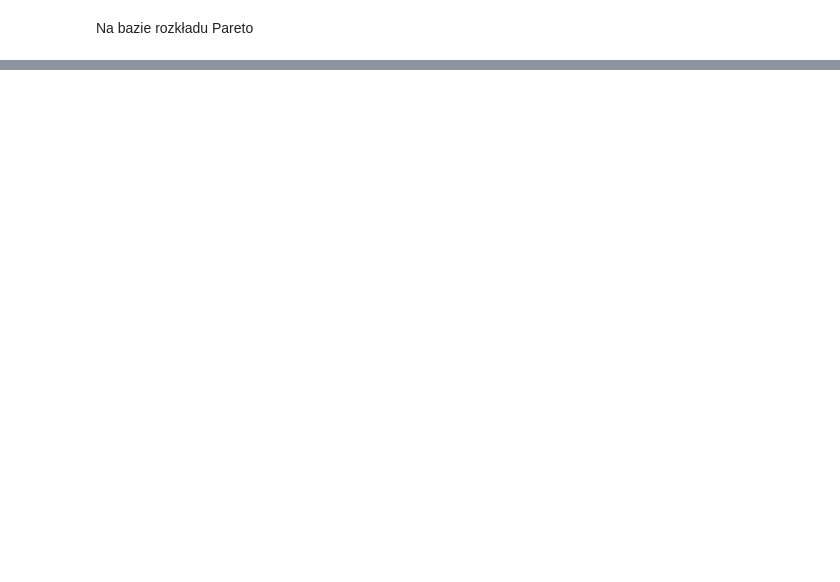
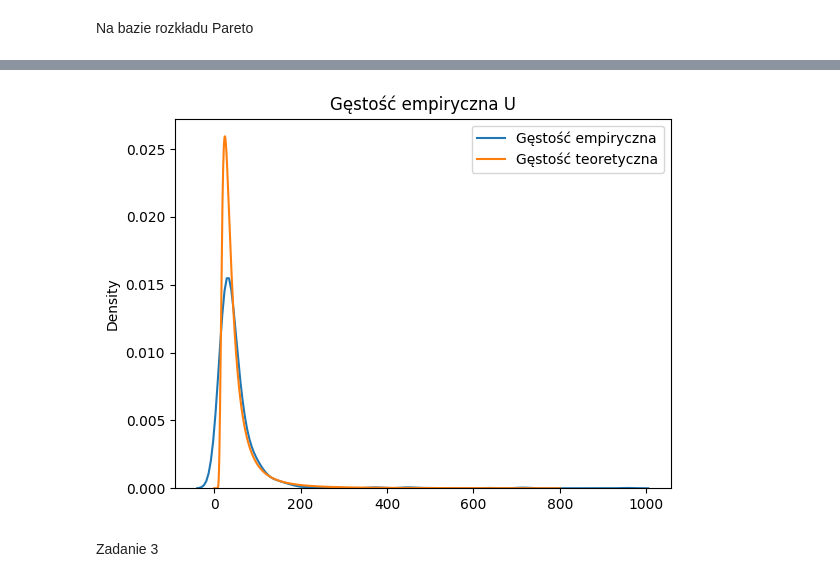
Before and after one commit to rafglo/Statystyka-stosowana, a Jupyter notebook: lista4.ipynb, the cells around one changed output, grey strips where cells are left out. Cells and saved outputs as stored; diff of their text form; code cells hidden in the pictures; blank space fills up the shorter version.

```diff
--- a/lista4.ipynb
+++ b/lista4.ipynb
@@ -139,11 +143,21 @@ n4 = 1000
+# %%
+def pareto_pdf(x, alpha, lambda_):
+    return alpha * lambda_**alpha/(x + lambda_)**(alpha + 1)
+# %%
+import random
+def pareto_simulation(sample, alpha = 2, lambd = 1):
+    us = []
+    for i in range(sample):
+        us.append(random.random())
+    return [lambd * ((1-u)**(-1/alpha) - 1) for u in us]
 # %%
-def u_pareto(b, n):
-    samples = [np.random.pareto(b,1000) for i in range(n)]
+def u_pareto(n, alpha, lambda_):
+    samples = [pareto_simulation(1000, alpha, lambda_) for i in range(n)]
     return [max(sample) for sample in samples]
 
-def u_pareto_pdf(x):
-    return 1000*lognorm.cdf(x,1,mi2,sigma2)**999 * lognorm.pdf(x,1,mi2, sigma2)
+def u_pareto_pdf(x, alpha, lambda_):
+    return 1000*pareto_cdf(x, alpha, lambda_)**999 * pareto_pdf(x, alpha, lambda_)
 
-def u_lognorm_cdf(x):
-    return (lognorm.cdf(x,1, mi2, sigma2))**1000
+def u_pareto_cdf(x, alpha, lambda_):
+    return (pareto_cdf(x,alpha, lambda_))**1000
 # %%
@@ -156,0 +172,11 @@ plt.show()
+# %%
+
+sns.kdeplot(data=u_pareto_sample, label="Gęstość empiryczna")
+plt.plot(xs3, u_pareto_pdf(xs3, alpha, lambda_), label="Gęstość teoretyczna")
+plt.legend(loc="best")
+plt.title("Gęstość empiryczna U")
+plt.show()
+# %% [output]
+[figure, added]
+# %% [markdown]
+Zadanie 3
```
Also changed, not shown: parts of 22 cells of this notebook.
